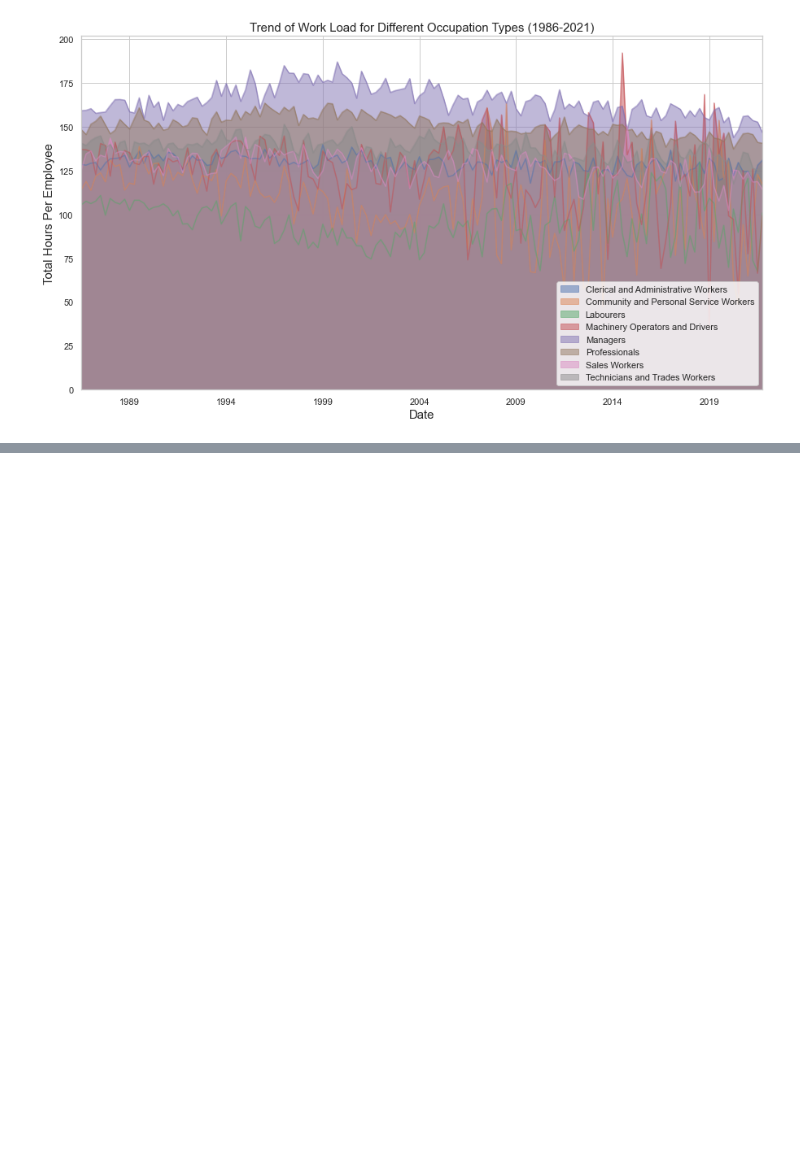
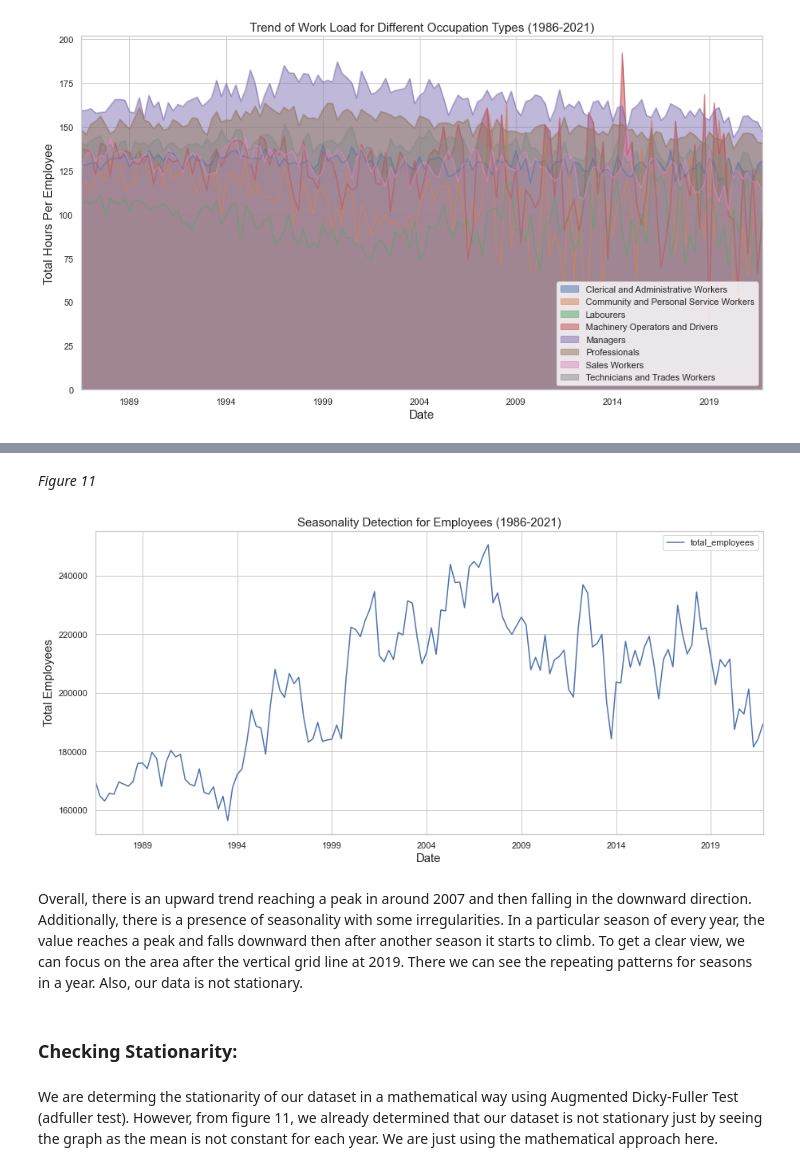
Before and after one commit to Gooner12/tca_sample_test, a Jupyter notebook: Analysis.ipynb, the cells around one changed output, grey strips where cells are left out. Cells and saved outputs as stored; diff of their text form; code cells hidden in the pictures; blank space fills up the shorter version.

Commit message:
Forecasting completed

```diff
--- a/Analysis.ipynb
+++ b/Analysis.ipynb
@@ -786,0 +652,29 @@ df_forecast_pst
+# %%
+# for forecasting purpose, we use the first dataset
+import copy
+df_forecast_org = copy.deepcopy(df1)
+
+def forecast_maker(df, level='whole'):
+    '''
+    This function takes a dataframe and convert that dataframe with columns containing necessary values for forecasting.
+    Argument:
+    df -- the dataframe that is used to generate forecast dataframe
+    level -- to specify whether the dataframe should be presented in an industry level or not. Whole value denotes all
+    data and industry value denotes data for Information Media and Telecommunications industry only
+    Return: Dataframe
+    '''
+
+    # selecting the relevant columns
+    df = df[['date', 'industry', 'fulltime_employees', 'parttime_employees']]
+    if level == 'industry':
+        # selecting the industry type
+        df = df.loc[df['industry'] == 'Information Media and Telecommunications']
+    # calculating the total employees
+    df.loc[:,'total_employees'] =  df['fulltime_employees'] + df['parttime_employees']
+    # merging the data to get a unique value for a particular date
+    df = df.groupby(['date']).sum().reset_index()
+    # converting date column to datetime
+    df['date'] =  pd.to_datetime(df['date'])
+    # selecing only the columns that are required for forecasting
+    df = df[['date','total_employees']]
+    return df
@@ -786,0 +701,4 @@ df_forecast_pst
+# %%
+# getting the forecast suitable dataframe for an industry
+df_forecast = forecast_maker(df_forecast_org, 'industry')
+df_forecast.head(5)
@@ -786,0 +712,17 @@ df_forecast_pst
+# %% [markdown]
+*Figure 11*
+# %%
+df_forecast.set_index('date', inplace=True)
+ax = df_forecast.plot(figsize=(15,7))
+ax.set_ylabel('Total Employees', fontsize=15)
+ax.set_xlabel('Date', fontsize=15)
+ax.set_title('Seasonality Detection for Employees (1986-2021)', fontsize=15)
+plt.show()
+# %% [output]
+[figure, added]
+# %% [markdown]
+Overall, there is an upward trend reaching a peak in around 2007 and then falling in the downward direction. Additionally, there is a presence of seasonality with some irregularities. In a particular season of every year, the value reaches a peak and falls downward then after another season it starts to climb. To get a clear view, we can focus on the area after the vertical grid line at 2019. There we can see the repeating patterns for seasons in a year. Also, our data is not stationary.
+# %% [markdown]
+### Checking Stationarity:
+# %% [markdown]
+We are determing the stationarity of our dataset in a mathematical way using Augmented Dicky-Fuller Test (adfuller test). However, from figure 11, we already determined that our dataset is not stationary just by seeing the graph as the mean is not constant for each year. We are just using the mathematical approach here.
```
Also changed, not shown: parts of 95 cells of this notebook.
